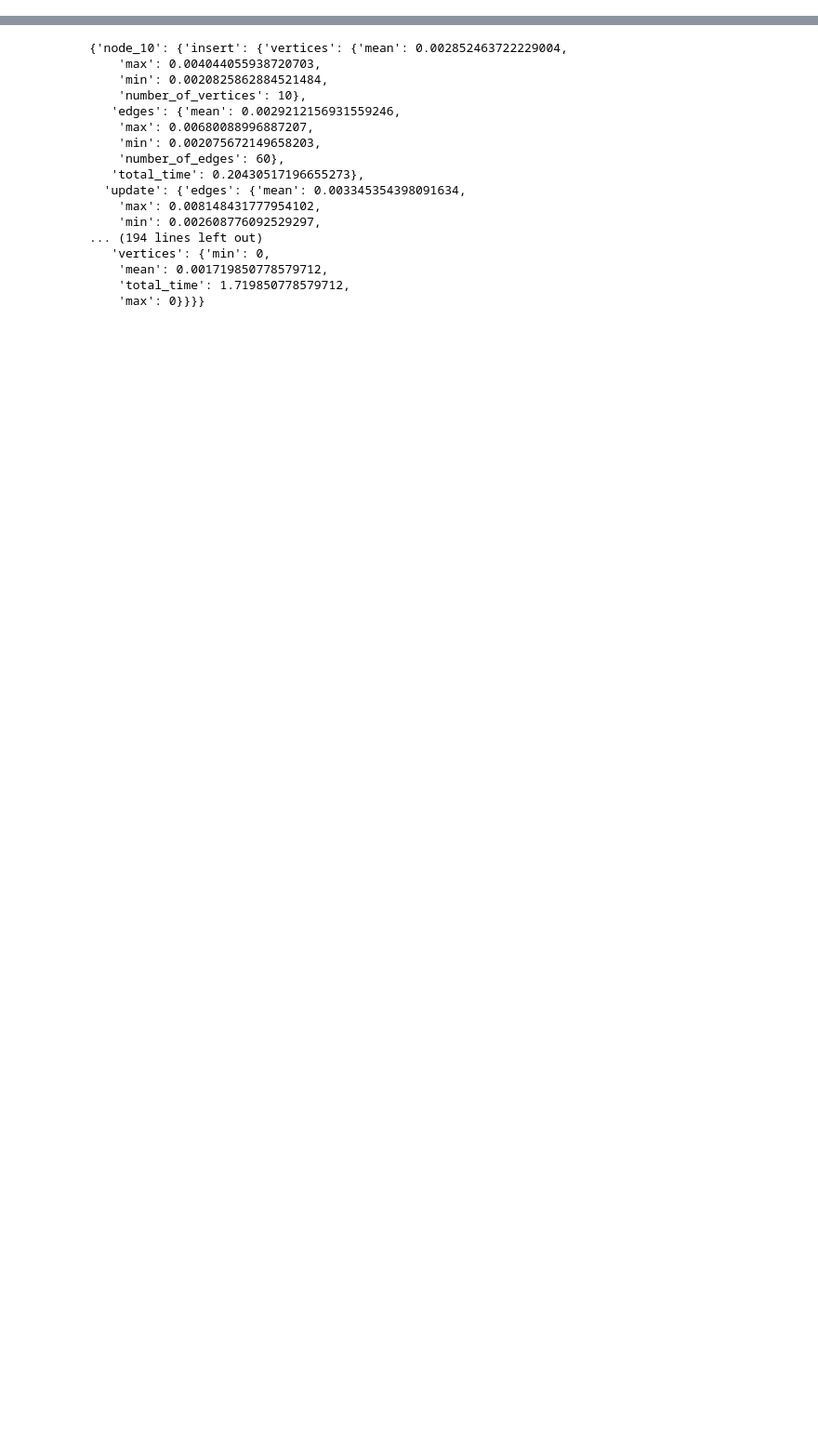
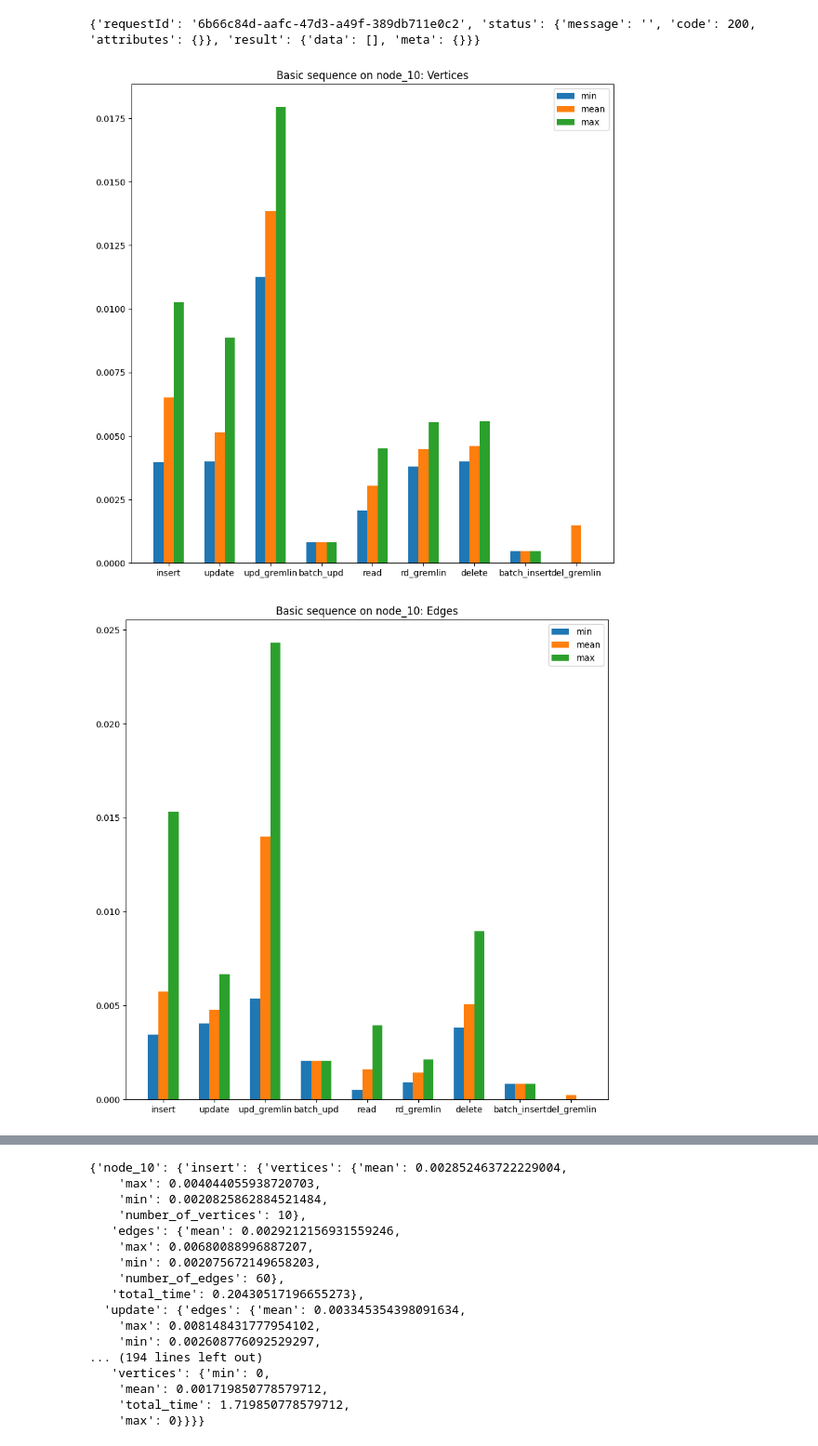
Before and after one commit to thodpap/CompareGraphDatabases, a Jupyter notebook: main_code/main.ipynb, the cells around one changed output, grey strips where cells are left out. Shown at 93% size. Saved outputs shown, nothing was run; the diff lists cells and outputs as text; code cells hidden in the pictures; blank space fills up the shorter version.

```diff
--- a/main_code/main.ipynb
+++ b/main_code/main.ipynb
@@ -58,9 +58,9 @@ def execute_database(database, large=True):
         x_labels = ["insert", "update", "upd_gremlin", "batch_upd", "read", "rd_gremlin", "delete", "batch_insert", "del_gremlin"]
     else:
         time.append(insert_data.batch_insert(hg=hg, lines=lines, NUMBER_OF_VERTICES=vertices, batch_vertices=200, batch_edges=200))
-        time.append(update_data.batch_update(hg=hg, lines=lines, NUMBER_OF_VERTICES=vertices, batch_vertices=200, batch_edges=200, percentage=None))
-        time.append(read_data.read_data(hg=hg, NUMBER_OF_VERTICES=1000))
-        time.append(delete_data.delete_data(hg=hg, NUMBER_OF_vertices=1000))
+        time.append(update_data.batch_update(hg=hg, lines=lines[:30000], NUMBER_OF_VERTICES=15000, batch_vertices=200, batch_edges=200, percentage=None))
+        time.append(read_data.read_data(hg=hg, NUMBER_OF_VERTICES=100))
+        time.append(delete_data.delete_data(hg, NUMBER_OF_vertices=100, direction="BOTH"))
         x_labels = ["batch_insert", "batch_update", "read", "delete"]
 
     X_axis = np.arange(len(x_labels))*2
@@ -136,0 +116,7 @@ length = 32
+# %%
+results = {}
+
+results["node_10"] = execute_database("node_10", large=False)
+print("db:", "node_10")
+print(results["node_10"])
+# %% [output]
@@ -136,0 +125,3 @@ length = 32
+{'requestId': '6b66c84d-aafc-47d3-a49f-389db711e0c2', 'status': {'message': '', 'code': 200, 'attributes': {}}, 'result': {'data': [], 'meta': {}}}
+[figure, added]
+[figure, added]
```
Also changed, not shown: parts of 16 cells of this notebook, 40 other files.
